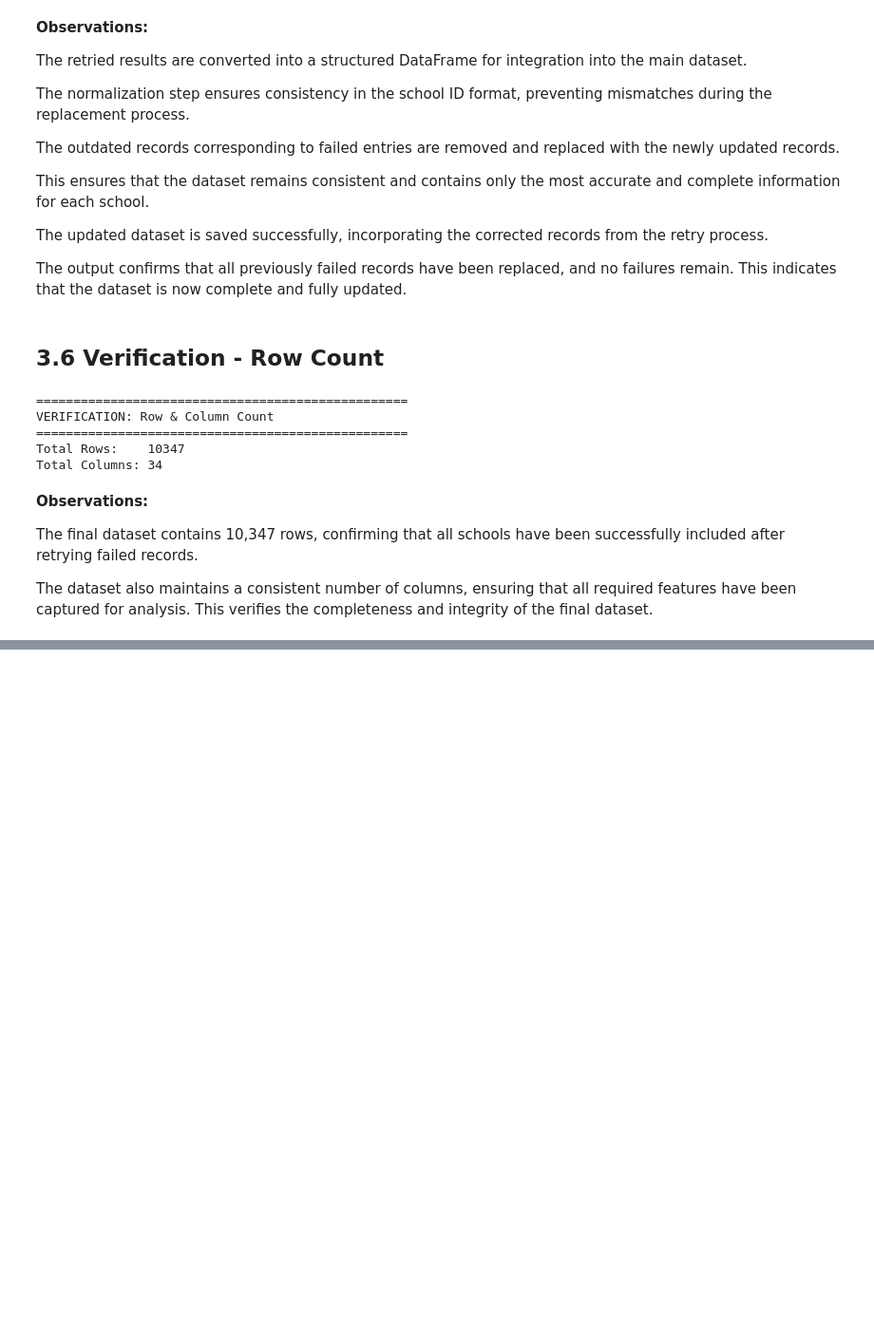
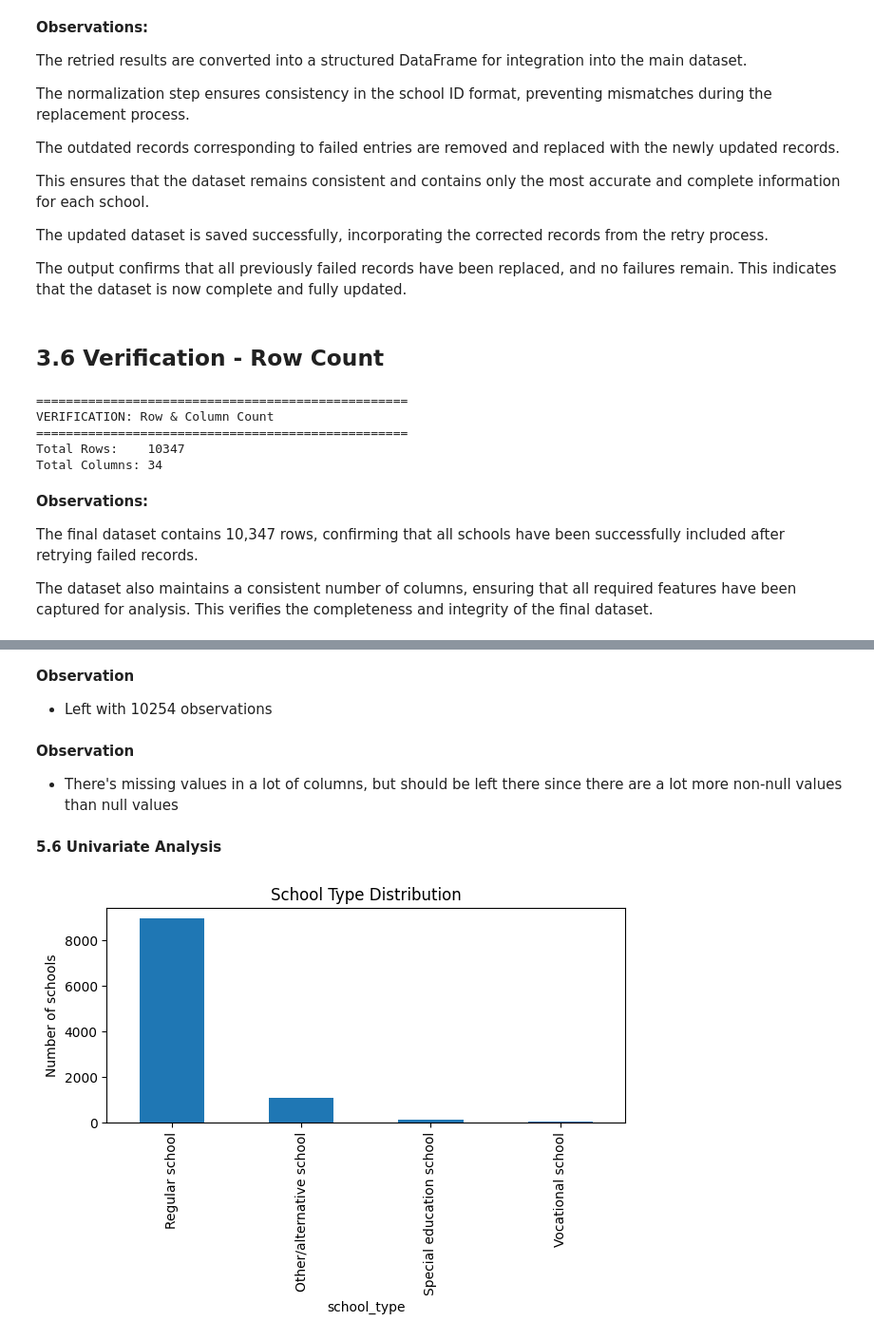
Before and after one commit to rodney-hong/eds-6340-project, a Jupyter notebook: Team 4_Midterm Project.ipynb, the cells around one changed output, grey strips where cells are left out. Shown at 95% size. Saved outputs shown, nothing was run; the diff lists cells and outputs as text; code cells hidden in the pictures; blank space fills up the shorter version.

```diff
--- a/Team 4_Midterm Project.ipynb
+++ b/Team 4_Midterm Project.ipynb
@@ -962,0 +1141,2 @@ The dataset also maintains a consistent number of columns, ensuring that all req
+# %%
+categoricalCols = ['grades_listing', 'low_grade', 'high_grade']
@@ -962,0 +1146,3 @@ The dataset also maintains a consistent number of columns, ensuring that all req
+# %%
+for col in categoricalCols:
+    df[col] = df[col].replace(['ΓÇá', 'ΓÇí', 'ΓÇô', '├óΓé¼'], np.nan)
@@ -962,0 +1210,2 @@ The dataset also maintains a consistent number of columns, ensuring that all req
+# %%
+df = df.drop_duplicates(subset='school_id')
@@ -962,0 +1224,3 @@ The dataset also maintains a consistent number of columns, ensuring that all req
+# %%
+df = df.drop(columns=['street_address', 'state', 'zip_code', 'phone', 'detail_href', 'source_url', 'nces_school_id', 'county_detail',
+                      'total_students_listing', 'low_grade', 'high_grade'])
@@ -962,0 +1250,16 @@ The dataset also maintains a consistent number of columns, ensuring that all req
+# %% [markdown]
+**Observation**
+- Left with 10254 observations
+# %% [markdown]
+**Observation**
+- There's missing values in a lot of columns, but should be left there since there are a lot more non-null values than null values
+# %% [markdown]
+**5.6 Univariate Analysis**
+# %%
+df['school_type'].value_counts(dropna=False).plot(kind='bar')
+plt.title('School Type Distribution')
+plt.ylabel('Number of schools')
+plt.tight_layout()
+plt.show()
+# %% [output]
+[figure, added]
```
Also changed, not shown: parts of 69 cells of this notebook.
